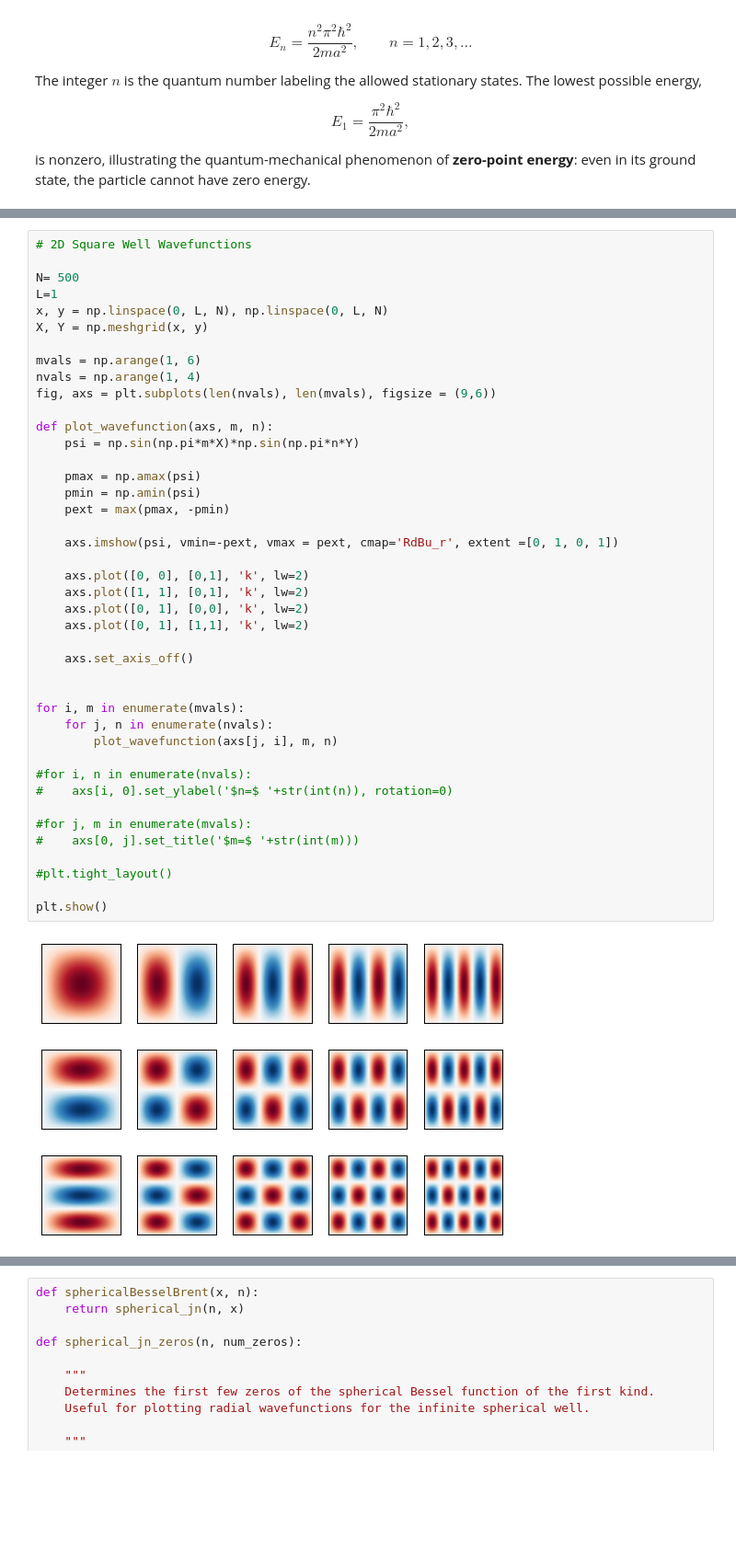
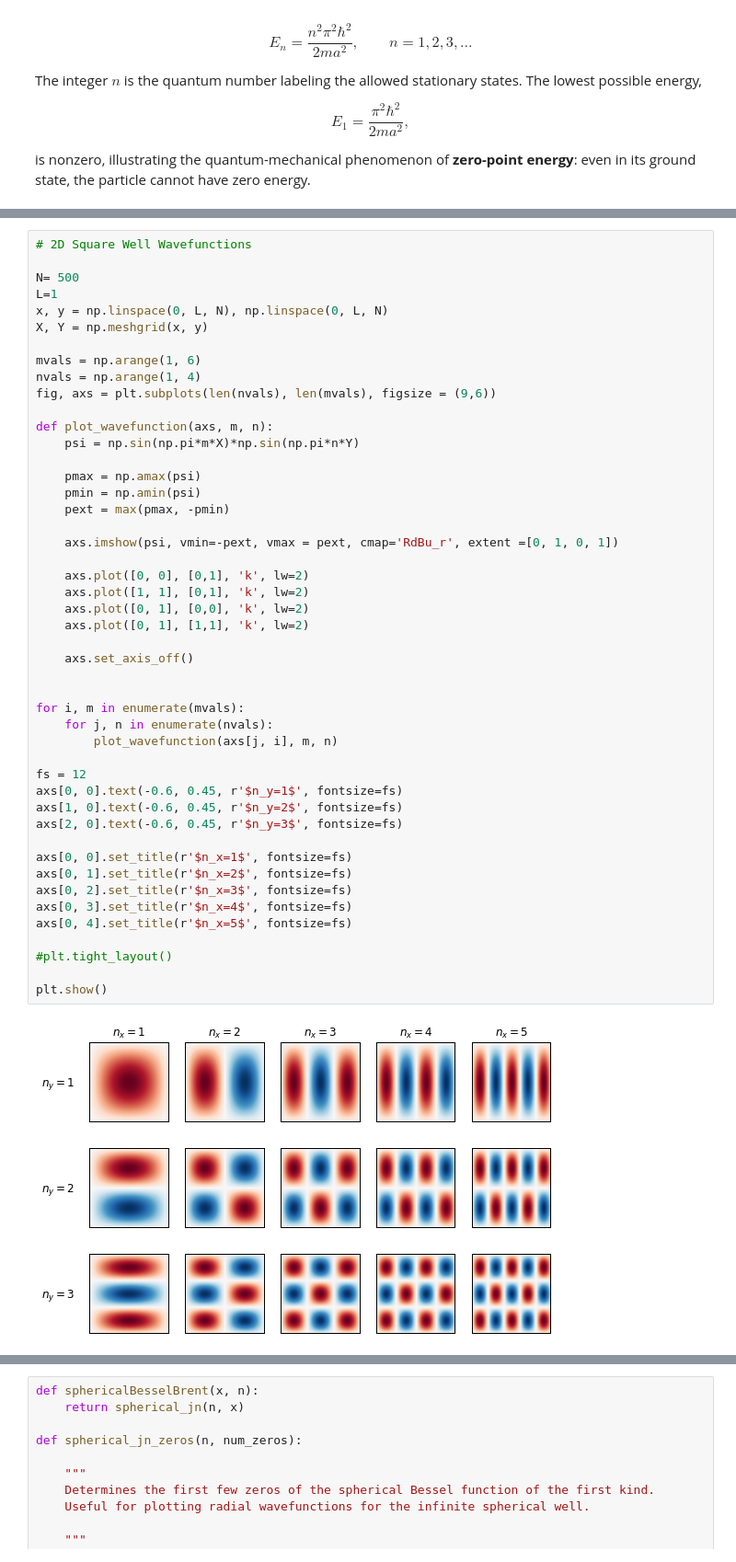
Before and after one commit to edmontoneuler/interactive-notebooks, a Jupyter notebook: content/quantum/infinite_potential_wells.ipynb, the cells around one changed output, grey strips where cells are left out. Shown at 92% size. Saved outputs shown, nothing was run; the diff lists cells and outputs as text; blank space fills up the shorter version.

```diff
--- a/content/quantum/infinite_potential_wells.ipynb
+++ b/content/quantum/infinite_potential_wells.ipynb
@@ -265,37 +314,42 @@ mvals = np.arange(1, 6)
 nvals = np.arange(1, 4)
 fig, axs = plt.subplots(len(nvals), len(mvals), figsize = (9,6))
 
 def plot_wavefunction(axs, m, n):
     psi = np.sin(np.pi*m*X)*np.sin(np.pi*n*Y)
 
     pmax = np.amax(psi)
     pmin = np.amin(psi)
     pext = max(pmax, -pmin)
 
     axs.imshow(psi, vmin=-pext, vmax = pext, cmap='RdBu_r', extent =[0, 1, 0, 1])
 
     axs.plot([0, 0], [0,1], 'k', lw=2)
     axs.plot([1, 1], [0,1], 'k', lw=2)
     axs.plot([0, 1], [0,0], 'k', lw=2)
     axs.plot([0, 1], [1,1], 'k', lw=2)
 
     axs.set_axis_off()
 
 
 for i, m in enumerate(mvals):
     for j, n in enumerate(nvals):
         plot_wavefunction(axs[j, i], m, n)
 
-#for i, n in enumerate(nvals):
-#    axs[i, 0].set_ylabel('$n=$ '+str(int(n)), rotation=0)
+fs = 12
+axs[0, 0].text(-0.6, 0.45, r'$n_y=1$', fontsize=fs)
+axs[1, 0].text(-0.6, 0.45, r'$n_y=2$', fontsize=fs)
+axs[2, 0].text(-0.6, 0.45, r'$n_y=3$', fontsize=fs)
 
-#for j, m in enumerate(mvals):
-#    axs[0, j].set_title('$m=$ '+str(int(m)))
+axs[0, 0].set_title(r'$n_x=1$', fontsize=fs)
+axs[0, 1].set_title(r'$n_x=2$', fontsize=fs)
+axs[0, 2].set_title(r'$n_x=3$', fontsize=fs)
+axs[0, 3].set_title(r'$n_x=4$', fontsize=fs)
+axs[0, 4].set_title(r'$n_x=5$', fontsize=fs)
 
 #plt.tight_layout()
 
 plt.show()
 # %% [output]
-[figure, old version]
+[figure, new version]
 # %% [markdown]
 # 2D Infinite Circular Well
```
Also changed, not shown: parts of 14 cells of this notebook.
